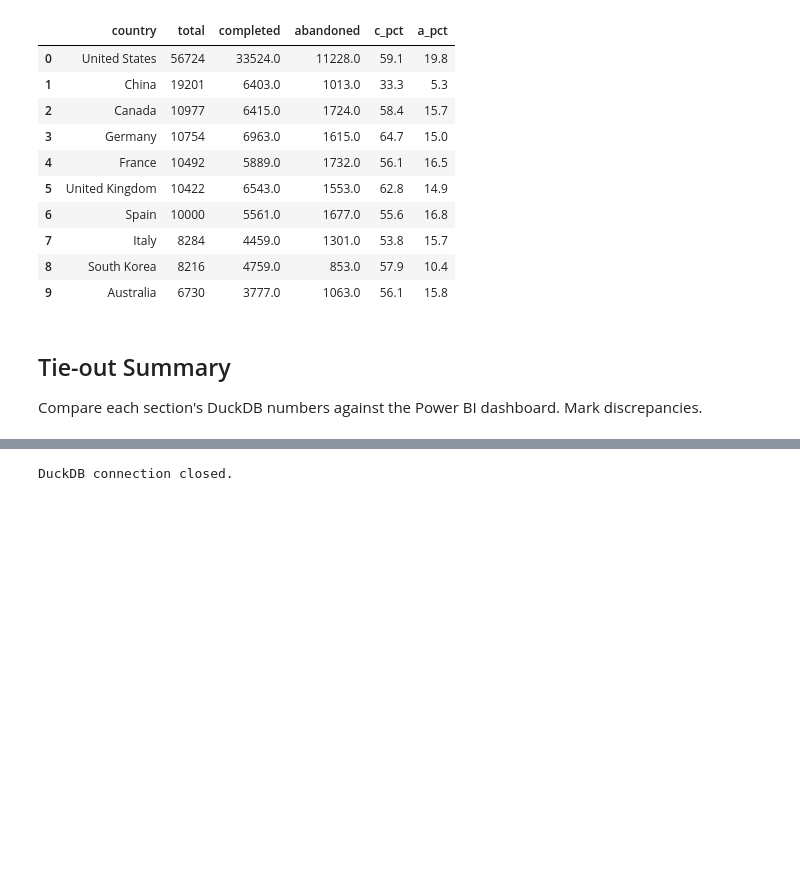
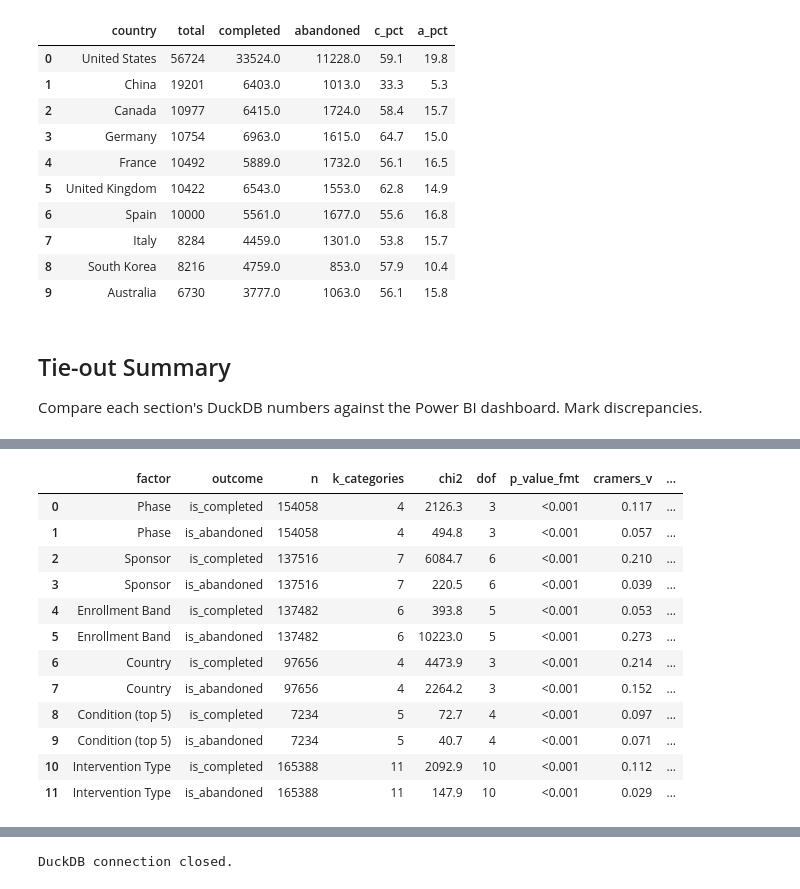
Before and after one commit to adriansoriacastellano/clinical_trials_analysis, a Jupyter notebook: notebooks/01_exploration_SLA.ipynb, the cells around one changed output, grey strips where cells are left out. Drawn from its saved outputs; the diff is of its cells as text; code cells hidden in the pictures; blank space fills up the shorter version.

```diff
--- a/notebooks/01_exploration_SLA.ipynb
+++ b/notebooks/01_exploration_SLA.ipynb
@@ -319,0 +394,16 @@ Compare each section's DuckDB numbers against the Power BI dashboard. Mark discr
+# %%
+# Same 4 countries discussed in README Finding 4 (largest hosts), for a like-for-like test
+df_country4 = con.execute("""
+    SELECT c.country_name AS country, COUNT(*) AS total,
+        SUM(CASE WHEN s.is_completed THEN 1 ELSE 0 END) AS completed,
+        SUM(CASE WHEN s.is_abandoned THEN 1 ELSE 0 END) AS abandoned,
+        ROUND(100.0 * SUM(CASE WHEN s.is_completed THEN 1 ELSE 0 END) / COUNT(*), 1) AS c_pct,
+        ROUND(100.0 * SUM(CASE WHEN s.is_abandoned THEN 1 ELSE 0 END) / COUNT(*), 1) AS a_pct
+    FROM main.brg_trial_country bc
+    JOIN main.dim_country c ON bc.country_id = c.country_id
+    JOIN main.fct_clinical_trials f ON bc.nct_id = f.nct_id
+    JOIN main.dim_status s ON f.status_id = s.status_id
+    WHERE c.country_name IN ('United States', 'China', 'Canada', 'Germany')
+    GROUP BY c.country_name ORDER BY total DESC
+""").df()
+df_country4
@@ -319,0 +416,33 @@ Compare each section's DuckDB numbers against the Power BI dashboard. Mark discr
+# %%
+factors = [
+    ("Phase",              df_phase,    "phase_label"),
+    ("Sponsor",            df_sponsor,  "sponsor_class_label"),
+    ("Enrollment Band",    df_enroll,   "band"),
+    ("Country",            df_country4, "country"),
+    ("Condition (top 5)",  df_cond,     "condition"),
+    ("Intervention Type",  df_interv,   "intervention_name"),
+]
+
+omnibus_rows = []
+for name, df, _ in factors:
+    omnibus_rows.append(chi2_test(name, "is_completed", df["total"], df["completed"]))
+    omnibus_rows.append(chi2_test(name, "is_abandoned", df["total"], df["abandoned"]))
+
+df_omnibus = pd.DataFrame(omnibus_rows)
+df_omnibus["p_value_fmt"] = df_omnibus["p_value"].apply(fmt_p)
+df_omnibus["significant_bonferroni"] = df_omnibus["p_value"] < ALPHA_BONFERRONI
+df_omnibus[["factor", "outcome", "n", "k_categories", "chi2", "dof", "p_value_fmt", "cramers_v", "significant_bonferroni"]]
+# %% [output]
+|  | factor | outcome | n | k_categories | chi2 | dof | p_value_fmt | cramers_v | ... |
+| 0 | Phase | is_completed | 154058 | 4 | 2126.3 | 3 | <0.001 | 0.117 | ... |
+| 1 | Phase | is_abandoned | 154058 | 4 | 494.8 | 3 | <0.001 | 0.057 | ... |
+| 2 | Sponsor | is_completed | 137516 | 7 | 6084.7 | 6 | <0.001 | 0.210 | ... |
+| 3 | Sponsor | is_abandoned | 137516 | 7 | 220.5 | 6 | <0.001 | 0.039 | ... |
+| 4 | Enrollment Band | is_completed | 137482 | 6 | 393.8 | 5 | <0.001 | 0.053 | ... |
+| 5 | Enrollment Band | is_abandoned | 137482 | 6 | 10223.0 | 5 | <0.001 | 0.273 | ... |
+| 6 | Country | is_completed | 97656 | 4 | 4473.9 | 3 | <0.001 | 0.214 | ... |
+| 7 | Country | is_abandoned | 97656 | 4 | 2264.2 | 3 | <0.001 | 0.152 | ... |
+| 8 | Condition (top 5) | is_completed | 7234 | 5 | 72.7 | 4 | <0.001 | 0.097 | ... |
+| 9 | Condition (top 5) | is_abandoned | 7234 | 5 | 40.7 | 4 | <0.001 | 0.071 | ... |
+| 10 | Intervention Type | is_completed | 165388 | 11 | 2092.9 | 10 | <0.001 | 0.112 | ... |
+| 11 | Intervention Type | is_abandoned | 165388 | 11 | 147.9 | 10 | <0.001 | 0.029 | ... |
```
Also changed, not shown: parts of 6 cells of this notebook, 2 other files.
